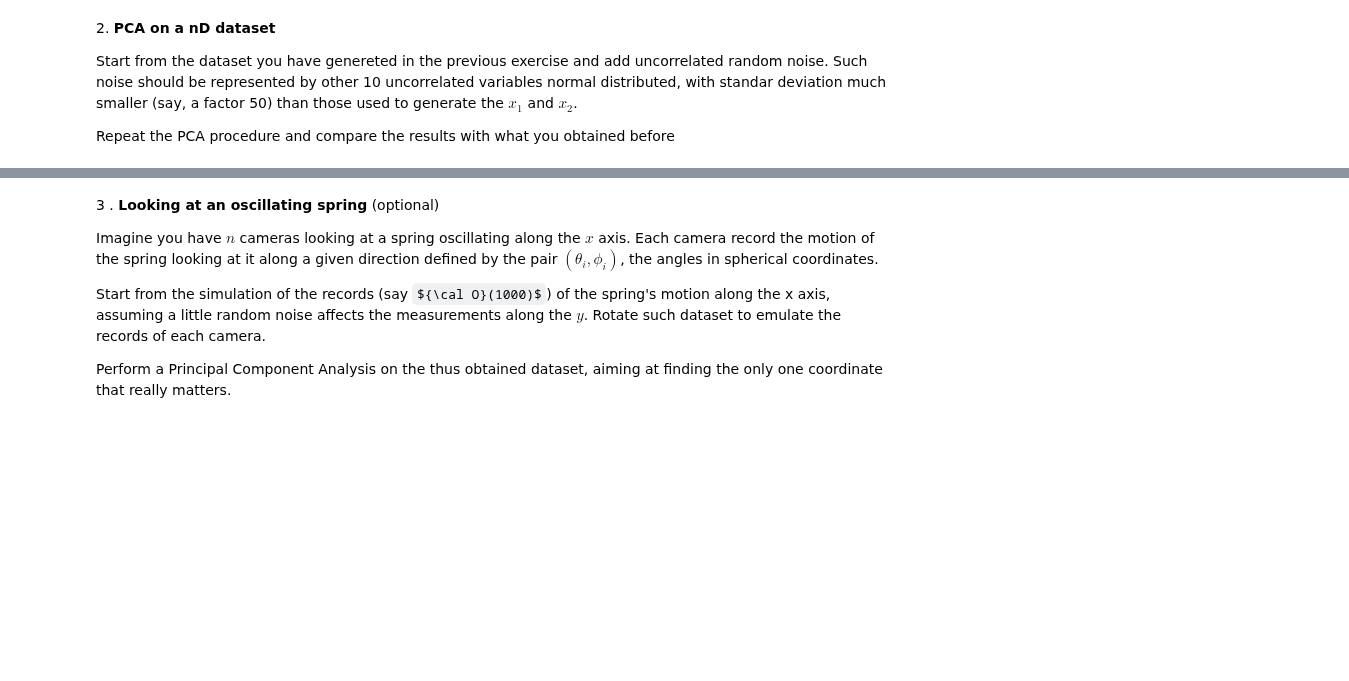
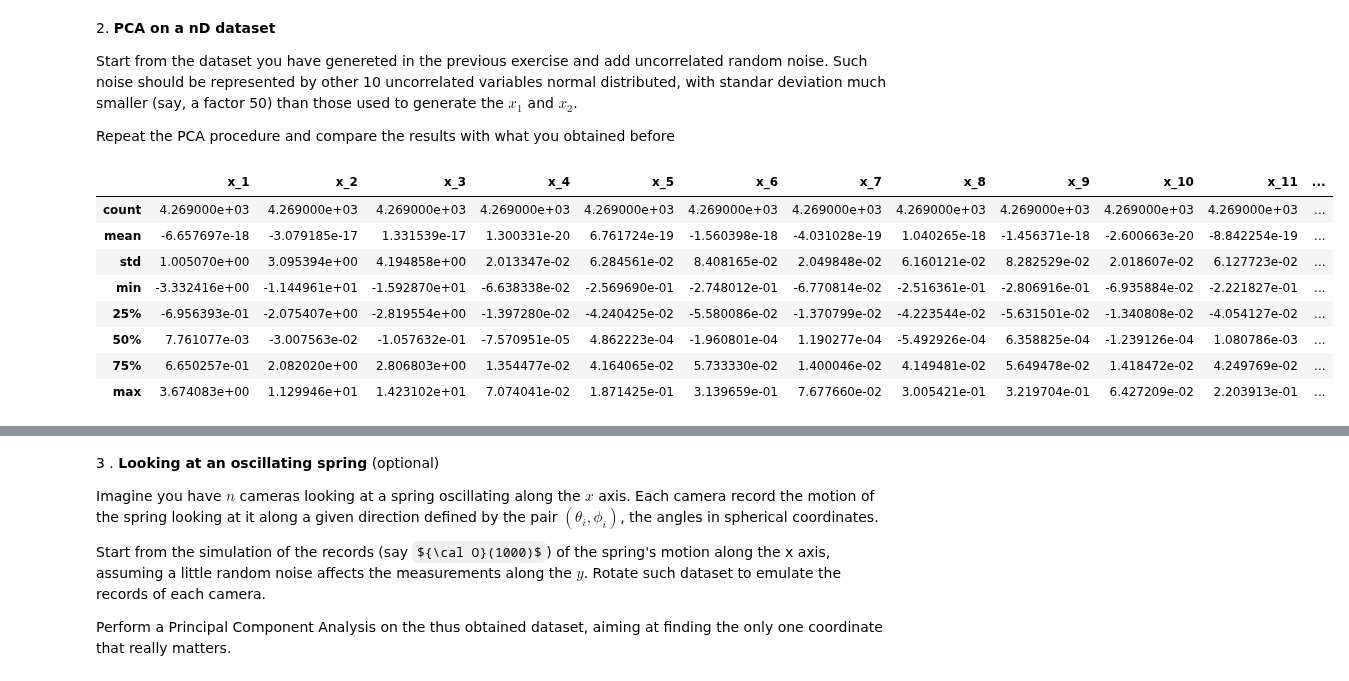
Before and after one commit to LeoPi314/LaboratoryOfComputationalPhysics_Y7, a Jupyter notebook: 08ex_LinearAlgebra.ipynb, the cells around one changed output, grey strips where cells are left out. Cells and saved outputs as stored; diff of their text form; code cells hidden in the pictures; some formulas as TeX source; blank space fills up the shorter version.

```diff
--- a/08ex_LinearAlgebra.ipynb
+++ b/08ex_LinearAlgebra.ipynb
@@ -195,3 +195,22 @@ Partial weight of eigenvalues 0,2: 100.0000000000%
 Start from the dataset you have genereted in the previous exercise and add uncorrelated random noise. Such noise should be represented by other 10 uncorrelated variables normal distributed, with standar deviation much smaller (say, a factor 50) than those used to generate the $x_1$ and $x_2$.
 
 Repeat the PCA procedure and compare the results with what you obtained before
+# %%
+#if is intended as 10 separate variables
+new_vars = [ 'x_4', 'x_5', 'x_6', 'x_7', 'x_8', 'x_9', 'x_10', 'x_11', 'x_12', 'x_13']
+old_vars = dataFrame.columns
+for i in range(len(new_vars)) :  dataFrame[new_vars[i]] = pd.DataFrame( npr.normal( 0, (dataFrame[old_vars[i%3]].std())/50., max_N ), index=np.arange(max_N), columns=[new_vars[i]])
+# CENTERING TO 0 TO ALLOW BETTER STATISTICS
+means = dataFrame.mean()
+dataFrame =  dataFrame - means
+dataFrame.describe()
+# %% [output]
+|  | x_1 | x_2 | x_3 | x_4 | x_5 | x_6 | x_7 | x_8 | x_9 | x_10 | x_11 | ... |
+| count | 4.269000e+03 | 4.269000e+03 | 4.269000e+03 | 4.269000e+03 | 4.269000e+03 | 4.269000e+03 | 4.269000e+03 | 4.269000e+03 | 4.269000e+03 | 4.269000e+03 | 4.269000e+03 | ... |
+| mean | -6.657697e-18 | -3.079185e-17 | 1.331539e-17 | 1.300331e-20 | 6.761724e-19 | -1.560398e-18 | -4.031028e-19 | 1.040265e-18 | -1.456371e-18 | -2.600663e-20 | -8.842254e-19 | ... |
+| std | 1.005070e+00 | 3.095394e+00 | 4.194858e+00 | 2.013347e-02 | 6.284561e-02 | 8.408165e-02 | 2.049848e-02 | 6.160121e-02 | 8.282529e-02 | 2.018607e-02 | 6.127723e-02 | ... |
+| min | -3.332416e+00 | -1.144961e+01 | -1.592870e+01 | -6.638338e-02 | -2.569690e-01 | -2.748012e-01 | -6.770814e-02 | -2.516361e-01 | -2.806916e-01 | -6.935884e-02 | -2.221827e-01 | ... |
+| 25% | -6.956393e-01 | -2.075407e+00 | -2.819554e+00 | -1.397280e-02 | -4.240425e-02 | -5.580086e-02 | -1.370799e-02 | -4.223544e-02 | -5.631501e-02 | -1.340808e-02 | -4.054127e-02 | ... |
+| 50% | 7.761077e-03 | -3.007563e-02 | -1.057632e-01 | -7.570951e-05 | 4.862223e-04 | -1.960801e-04 | 1.190277e-04 | -5.492926e-04 | 6.358825e-04 | -1.239126e-04 | 1.080786e-03 | ... |
+| 75% | 6.650257e-01 | 2.082020e+00 | 2.806803e+00 | 1.354477e-02 | 4.164065e-02 | 5.733330e-02 | 1.400046e-02 | 4.149481e-02 | 5.649478e-02 | 1.418472e-02 | 4.249769e-02 | ... |
+| max | 3.674083e+00 | 1.129946e+01 | 1.423102e+01 | 7.074041e-02 | 1.871425e-01 | 3.139659e-01 | 7.677660e-02 | 3.005421e-01 | 3.219704e-01 | 6.427209e-02 | 2.203913e-01 | ... |
```
Also changed, not shown: parts of 3 cells of this notebook, 1 other file.
